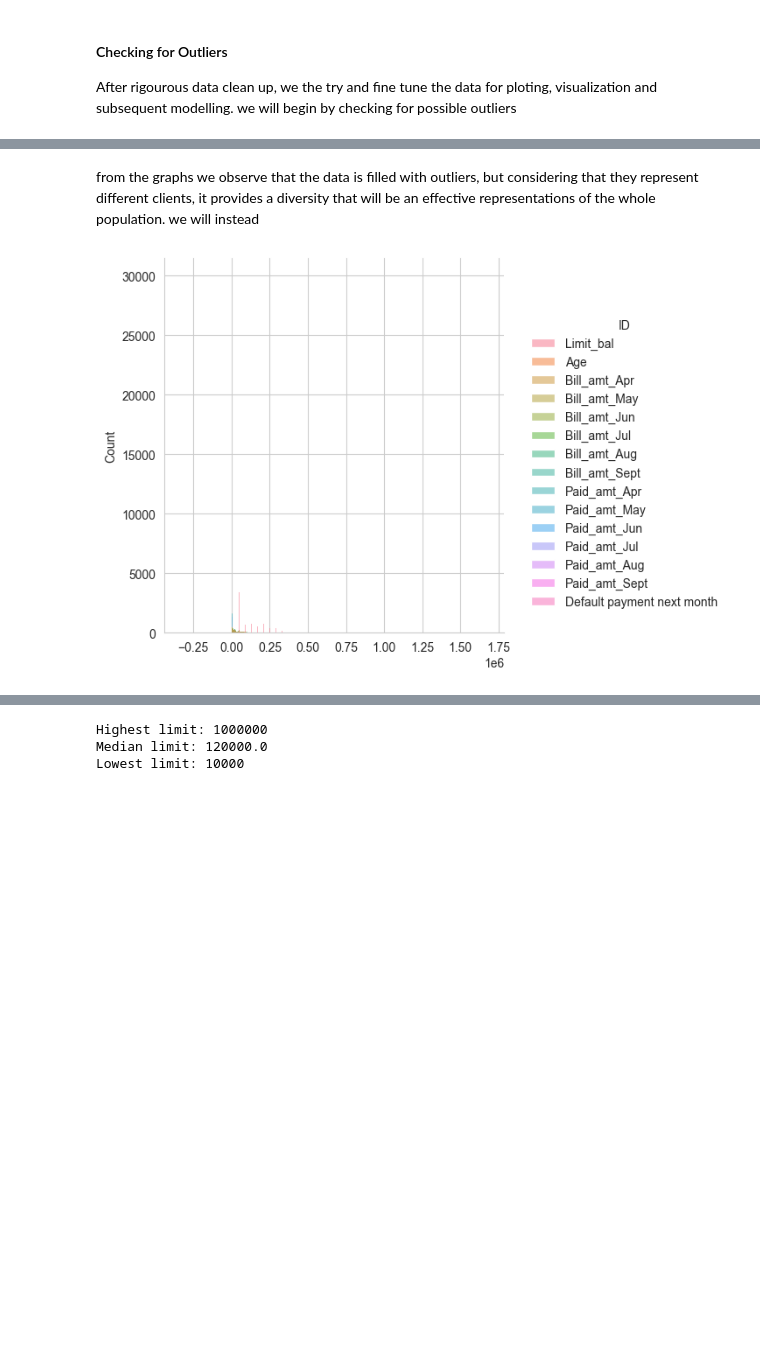
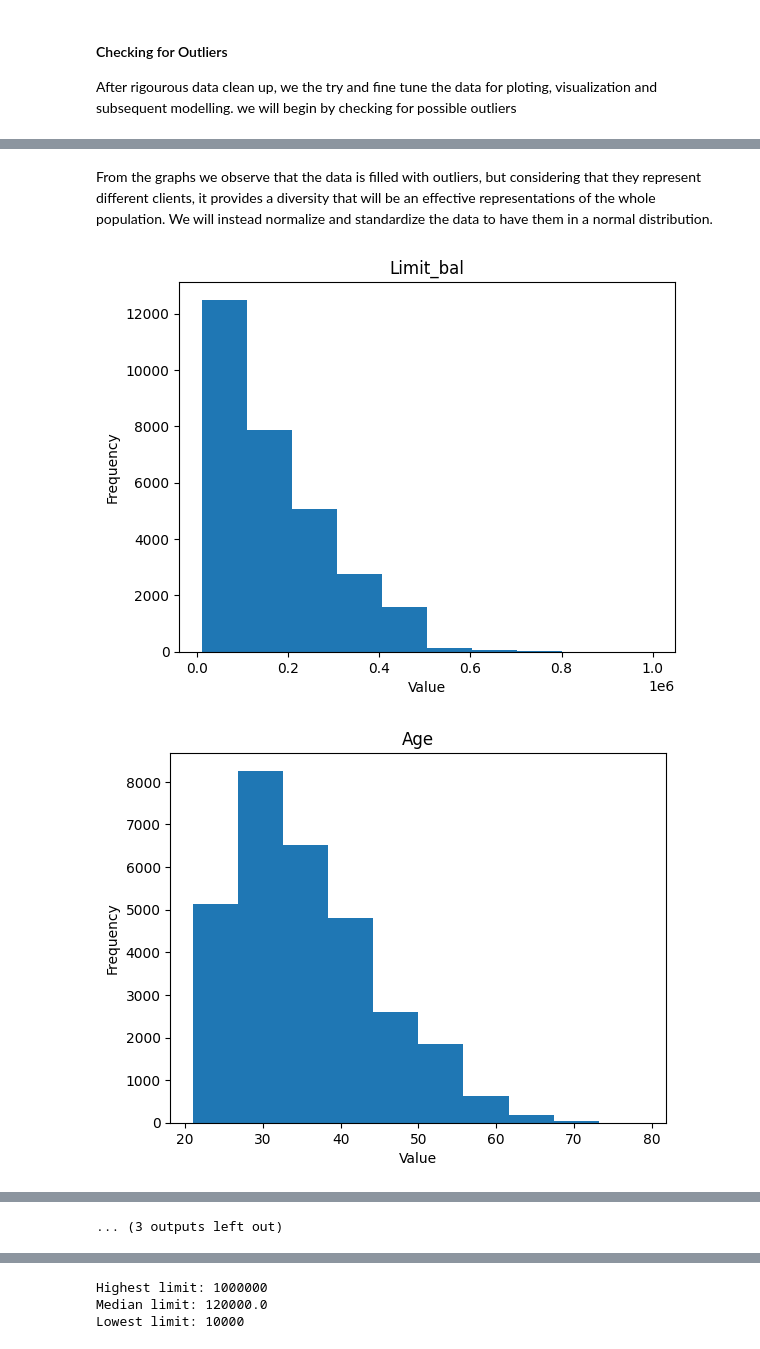
Before and after one commit to Imacharia/Default_predictor, a Jupyter notebook: Credit card default analysis.ipynb, the cells around one changed output, grey strips where cells are left out. Saved outputs shown, nothing was run; the diff lists cells and outputs as text; code cells hidden in the pictures; blank space fills up the shorter version.

```diff
--- a/Credit card default analysis.ipynb
+++ b/Credit card default analysis.ipynb
@@ -186,14 +223,18 @@ plt.show()
 # %% [markdown]
-from the graphs we observe that the data is filled with outliers, but considering that they represent different clients, it provides a diversity that will be an effective representations of the whole population. we will instead
+From the graphs we observe that the data is filled with outliers, but considering that they represent different clients, it provides a diversity that will be an effective representations of the whole population. We will instead normalize and standardize the data to have them in a normal distribution.
 # %%
 # Histogram plots for each data
 # Select the numerical variables you want to plot
 num_cols_to_plot = clean_df.select_dtypes(include=['int64']).columns.drop([])
 
 # Create a histogram for each variable
-sns.displot(clean_df[num_cols_to_plot])
-
-plt.savefig('images/Histograms')
-plt.show()
+for col in num_cols_to_plot:
+    plt.hist(clean_df[col])
+    plt.title(col)
+    plt.xlabel('Value')
+    plt.ylabel('Frequency')
+    plt.savefig(f'images/Histogram_{col}.png')
+    plt.show()
 # %% [output]
-[figure, old version]
+[figure, new version]
+[figure, added]
@@ -199,0 +251 @@ plt.show()
+... (3 outputs left out)
```
Also changed, not shown: parts of 22 cells of this notebook, 23 other files.
